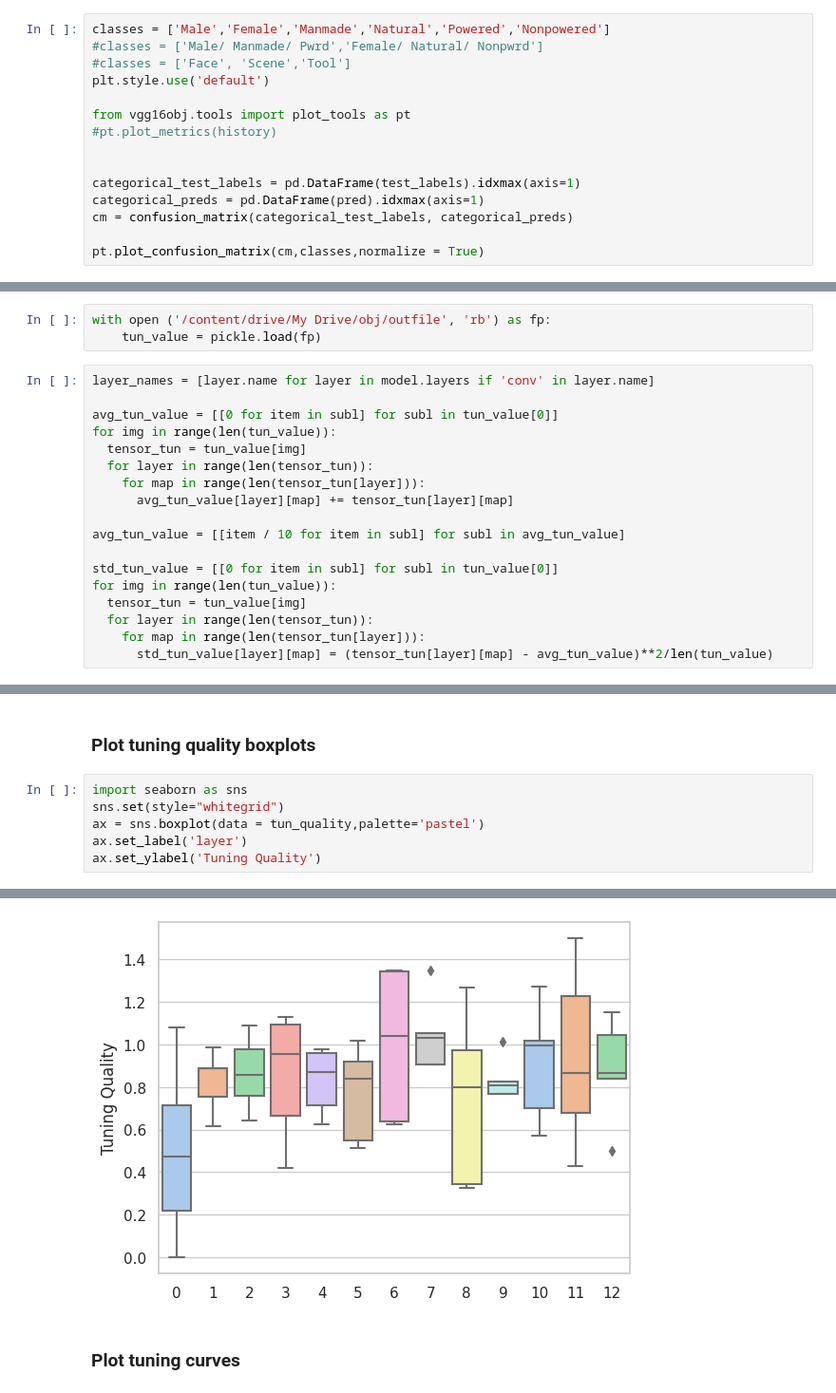
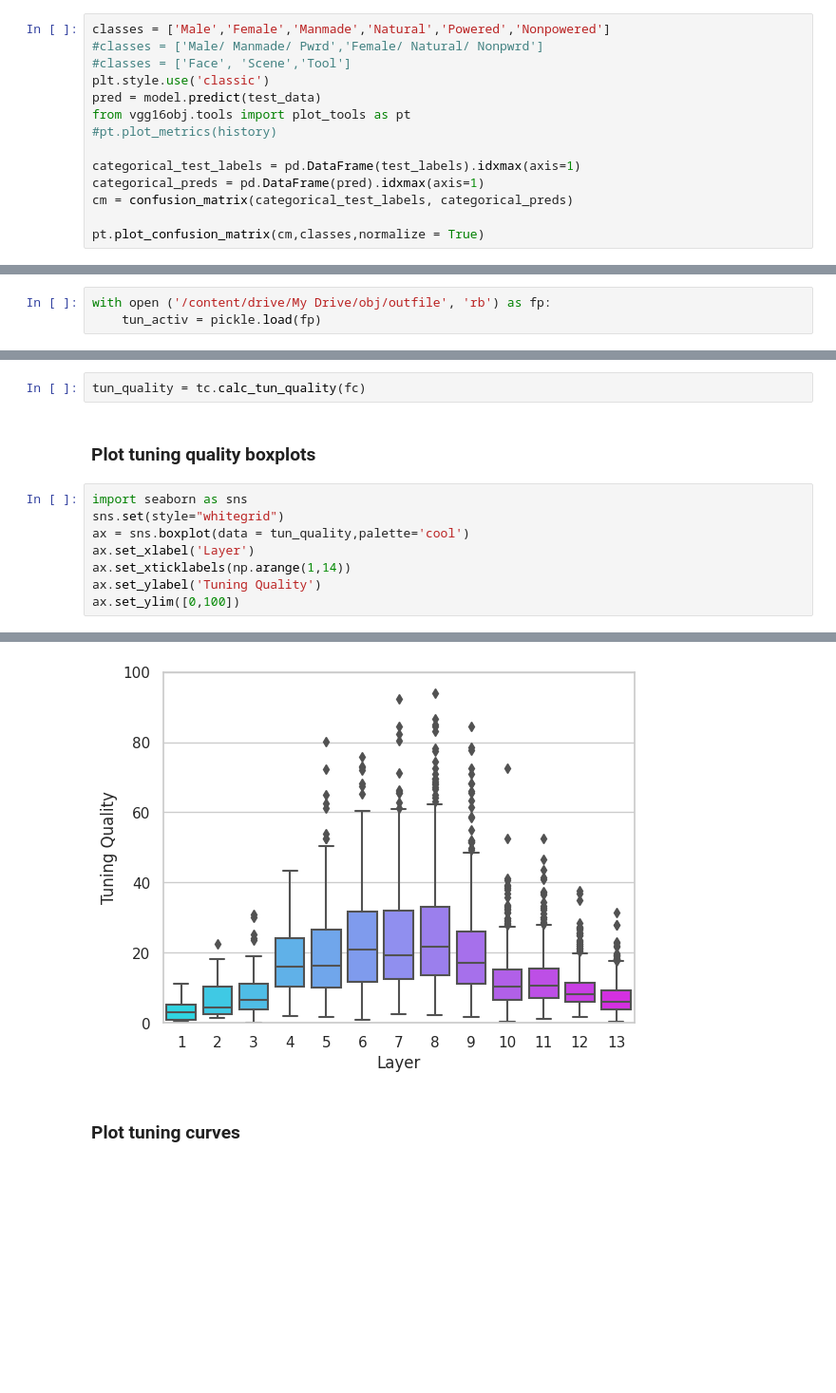
Before and after one commit to soukhind2/vgg16obj, a Jupyter notebook: colab_test.ipynb, the cells around one changed output, grey strips where cells are left out. Shown at 95% size. Cells and saved outputs as stored; diff of their text form; blank space fills up the shorter version.

```diff
--- a/colab_test.ipynb
+++ b/colab_test.ipynb
@@ -236,11 +227,10 @@ for (i, l) in enumerate(lossNames):
 classes = ['Male','Female','Manmade','Natural','Powered','Nonpowered']
 #classes = ['Male/ Manmade/ Pwrd','Female/ Natural/ Nonpwrd']
 #classes = ['Face', 'Scene','Tool']
-plt.style.use('default')
-
+plt.style.use('classic')
+pred = model.predict(test_data)
 from vgg16obj.tools import plot_tools as pt
 #pt.plot_metrics(history)
-
 
 categorical_test_labels = pd.DataFrame(test_labels).idxmax(axis=1)
 categorical_preds = pd.DataFrame(pred).idxmax(axis=1)
@@ -310,22 +278,4 @@ Elapsed: 276.30232858657837s
 ##Calcluation of tuning parameters
 # %%
 with open ('/content/drive/My Drive/obj/outfile', 'rb') as fp:
-    tun_value = pickle.load(fp)
+    tun_activ = pickle.load(fp)
-# %%
-layer_names = [layer.name for layer in model.layers if 'conv' in layer.name]
-
-avg_tun_value = [[0 for item in subl] for subl in tun_value[0]]
-for img in range(len(tun_value)):
-  tensor_tun = tun_value[img]
-  for layer in range(len(tensor_tun)):
-    for map in range(len(tensor_tun[layer])):
-      avg_tun_value[layer][map] += tensor_tun[layer][map]
-
-avg_tun_value = [[item / 10 for item in subl] for subl in avg_tun_value]
-
-std_tun_value = [[0 for item in subl] for subl in tun_value[0]]
-for img in range(len(tun_value)):
-  tensor_tun = tun_value[img]
-  for layer in range(len(tensor_tun)):
-    for map in range(len(tensor_tun[layer])):
-      std_tun_value[layer][map] = (tensor_tun[layer][map] - avg_tun_value)**2/len(tun_value)
@@ -361,9 +311,13 @@ tun_quality = tun_quality[:5,:13]
+# %%
+tun_quality = tc.calc_tun_quality(fc)
 # %% [markdown]
 ### Plot tuning quality boxplots
 # %%
 import seaborn as sns
 sns.set(style="whitegrid")
-ax = sns.boxplot(data = tun_quality,palette='pastel')
-ax.set_label('layer')
+ax = sns.boxplot(data = tun_quality,palette='cool')
+ax.set_xlabel('Layer')
+ax.set_xticklabels(np.arange(1,14))
 ax.set_ylabel('Tuning Quality')
+ax.set_ylim([0,100])
 # %% [output]
@@ -371,3 +325,3 @@ Text(0, 0.5, 'Tuning Quality')
-[figure, old version]
+[figure, new version]
 # %% [markdown]
 ### Plot tuning curves
```
Also changed, not shown: parts of 24 cells of this notebook.
